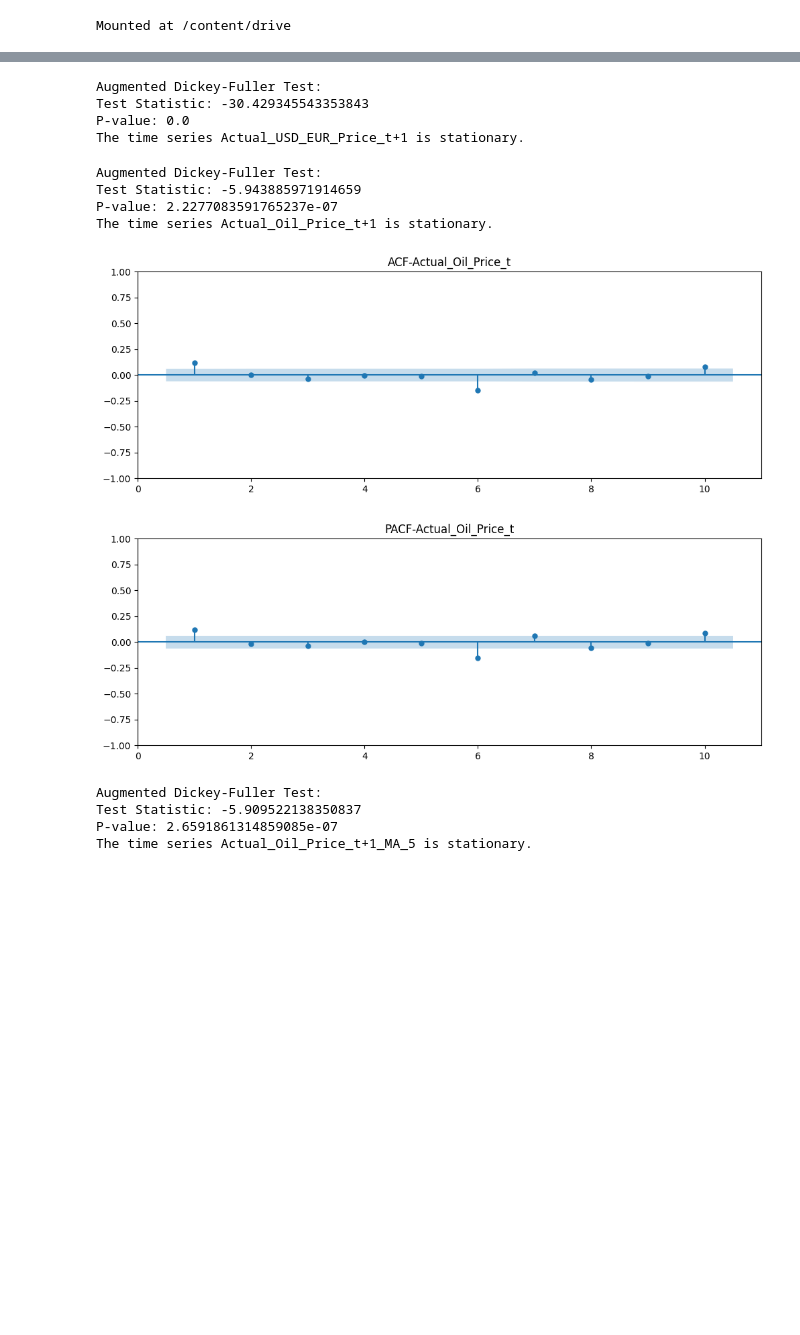
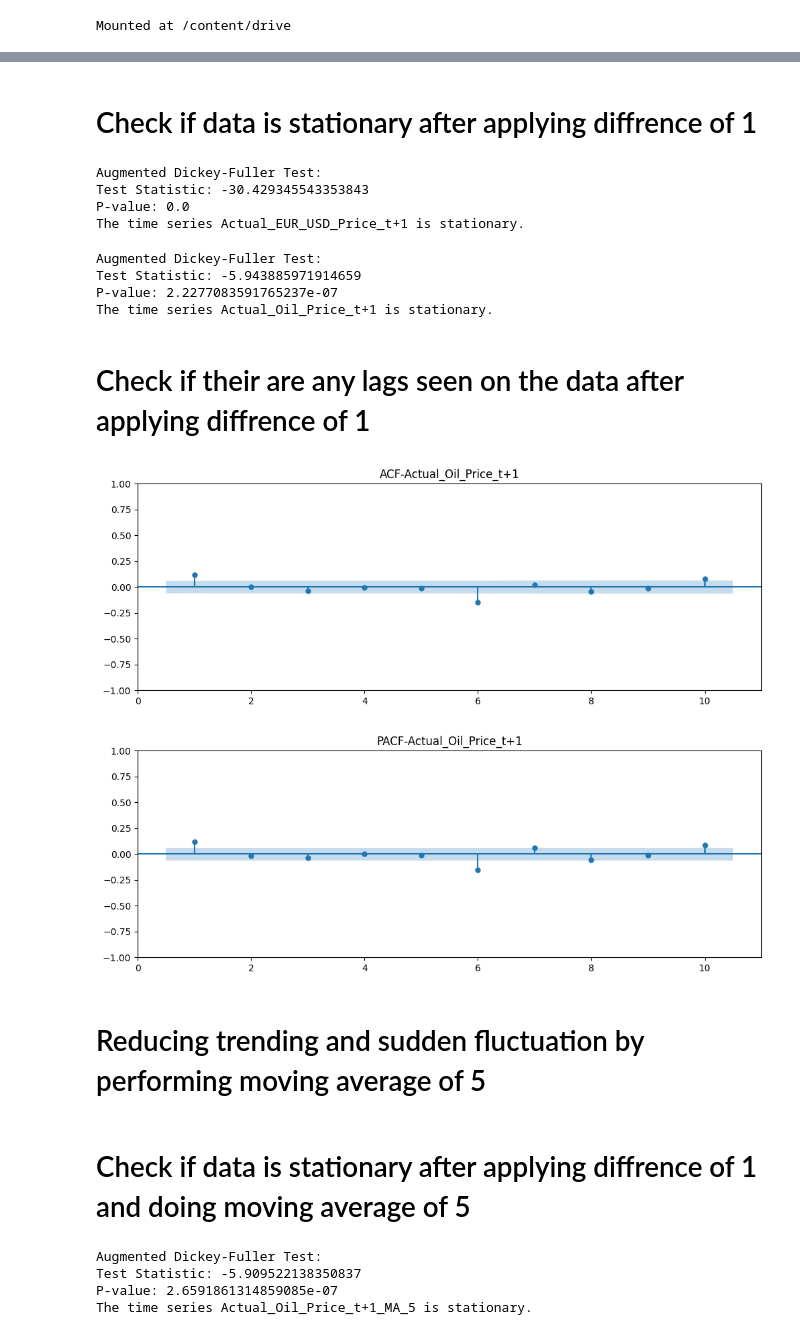
Before and after one commit to pravin-raut/TimeSeries_USD-EUR_WithOilImpact, a Jupyter notebook: 02_Currency_&_Oil_Forecast_ARIMA.ipynb, the cells around one changed output, grey strips where cells are left out. Drawn from its saved outputs; the diff is of its cells as text; code cells hidden in the pictures; blank space fills up the shorter version.

```diff
--- a/02_Currency_&_Oil_Forecast_ARIMA.ipynb
+++ b/02_Currency_&_Oil_Forecast_ARIMA.ipynb
@@ -34,8 +41,8 @@ Mounted at /content/drive
 # %%
-df_oil_currency = pd.read_csv("/content/drive/MyDrive/Colab Notebooks/dissertation/df_oil_currency.csv")
+df_oil_currency = pd.read_csv("/content/drive/MyDrive/dissertation/df_oil_currency.csv")
 df_oil_currency['Date'] = pd.to_datetime(df_oil_currency['Date'])
 
 df_oil_currency.set_index('Date', inplace=True)
 df_oil_currency = df_oil_currency.asfreq('b')
-df_oil_currency.head(10)
+df_oil_currency.head(5)
 # %% [output]
@@ -176,10 +235,12 @@ def compare_plots(col1, col2, label1, label2, title):
+# %% [markdown]
+# Check if data is stationary after applying diffrence of 1
 # %%
-perform_adfuller(train_data['Actual_USD_EUR_Price_t+1'].diff(1).dropna(),'Actual_USD_EUR_Price_t+1')
+perform_adfuller(train_data['Actual_EUR_USD_Price_t+1'].diff(1).dropna(),'Actual_EUR_USD_Price_t+1')
 # %% [output]
 Augmented Dickey-Fuller Test:
 Test Statistic: -30.429345543353843
 P-value: 0.0
-The time series Actual_USD_EUR_Price_t+1 is stationary.
+The time series Actual_EUR_USD_Price_t+1 is stationary.
 # %%
 perform_adfuller(train_data['Actual_Oil_Price_t+1'].diff(1).dropna(),'Actual_Oil_Price_t+1')
 # %% [output]
@@ -187,14 +248,20 @@ Augmented Dickey-Fuller Test:
 Test Statistic: -5.943885971914659
 P-value: 2.2277083591765237e-07
 The time series Actual_Oil_Price_t+1 is stationary.
+# %% [markdown]
+# Check if their are any lags seen on the data after applying diffrence of 1
 # %%
-plot_acf_values(train_data['Actual_Oil_Price_t+1'].diff(1).dropna(),10,'ACF-Actual_Oil_Price_t')
-plot_pacf_values(train_data['Actual_Oil_Price_t+1'].diff(1).dropna(),10,'PACF-Actual_Oil_Price_t')
+plot_acf_values(train_data['Actual_Oil_Price_t+1'].diff(1).dropna(),10,'ACF-Actual_Oil_Price_t+1')
+plot_pacf_values(train_data['Actual_Oil_Price_t+1'].diff(1).dropna(),10,'PACF-Actual_Oil_Price_t+1')
 # %% [output]
-[figure, old version]
+[figure, new version]
-[figure, old version]
+[figure, new version]
+# %% [markdown]
+# Reducing trending and sudden fluctuation by performing moving average of 5
 # %%
 train_data['Actual_Oil_Price_t+1_MA_5'] = train_data['Actual_Oil_Price_t+1'].rolling(window=5,min_periods=1).mean()
+# %% [markdown]
+# Check if data is stationary after applying diffrence of 1 and doing moving average of 5
 # %%
 perform_adfuller(train_data['Actual_Oil_Price_t+1_MA_5'].diff(1).dropna(),'Actual_Oil_Price_t+1_MA_5')
 # %% [output]
```
Also changed, not shown: parts of 84 cells of this notebook.
